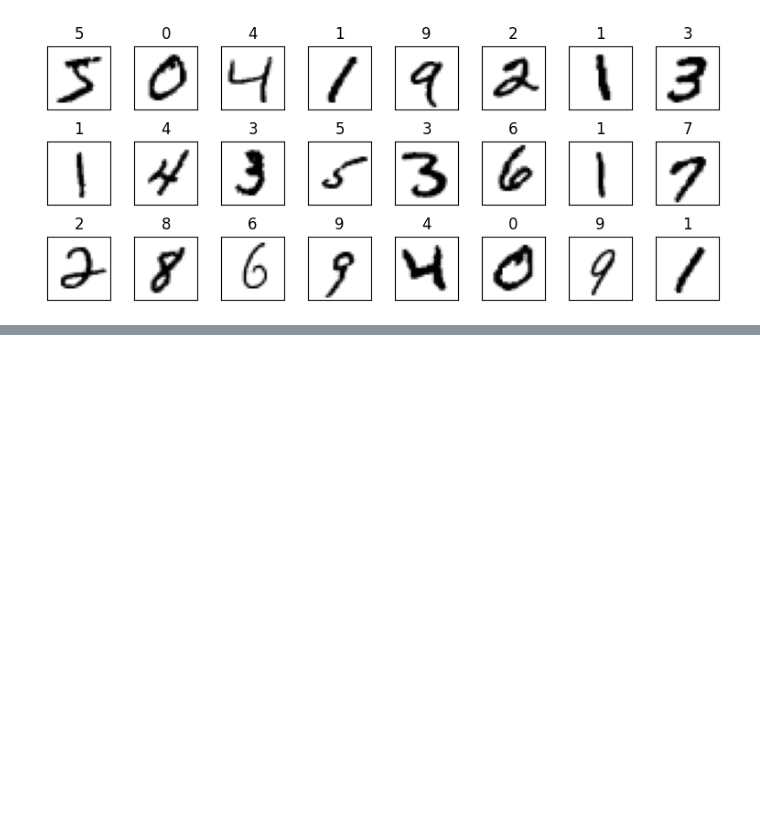
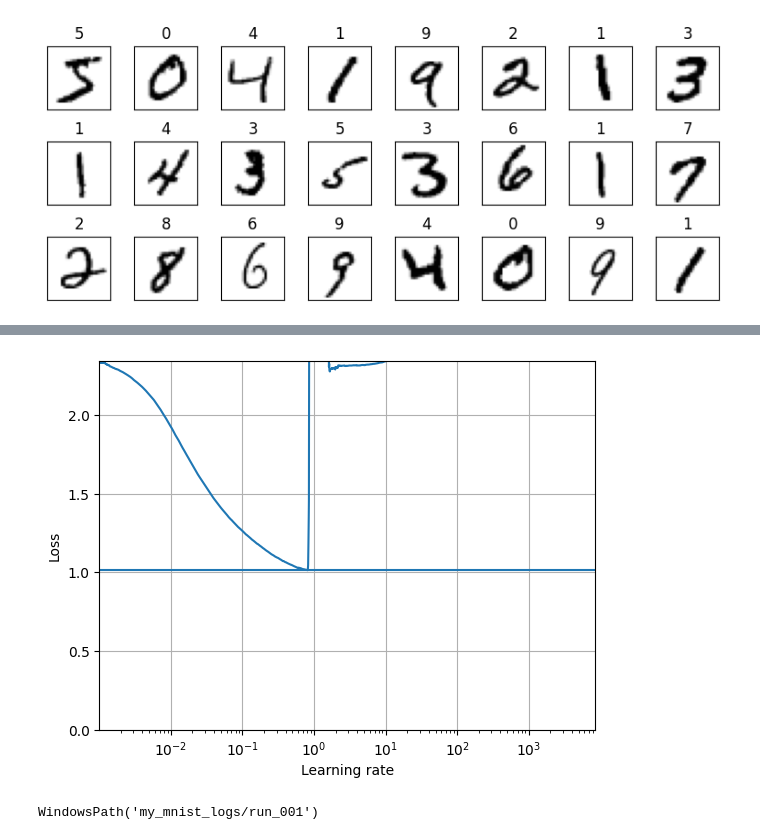
Before and after one commit to SzewczykSzy/Hands-On-Machine-Learning-tasks, a Jupyter notebook: 9. Introduction to Artificial Neural Networks/exercises.ipynb, the cells around one changed output, grey strips where cells are left out. Saved outputs shown, nothing was run; the diff lists cells and outputs as text; code cells hidden in the pictures; blank space fills up the shorter version.

```diff
--- a/9. Introduction to Artificial Neural Networks/exercises.ipynb
+++ b/9. Introduction to Artificial Neural Networks/exercises.ipynb
@@ -37,7 +37,7 @@ for n, (img, target) in enumerate(zip(X_train[:24], y_train[:24])):
 # %%
 K = tf.keras.backend
 
-class PrintValTrainRatioCallback(tf.keras.callbacks.Callback):
+class ExponentialLearningRate(tf.keras.callbacks.Callback):
     def __init__(self, factor):
         self.factor = factor
         self.rates = []
@@ -50,3 +50,17 @@ class PrintValTrainRatioCallback(tf.keras.callbacks.Callback):
 # %%
 tf.keras.backend.clear_session()
 tf.random.set_seed(42)
+# %%
+# norm_layer = tf.keras.layers.Normalization(input_shape=X_train.shape[1:])
+
+model = tf.keras.Sequential([
+    tf.keras.layers.Flatten(input_shape=[28, 28]),
+    tf.keras.layers.Dense(300, activation="relu"),
+    tf.keras.layers.Dense(100, activation="relu"),
+    tf.keras.layers.Dense(10, activation="softmax")])
+
+optimizer = tf.keras.optimizers.SGD(learning_rate=1e-3)
+
+model.compile(loss="sparse_categorical_crossentropy", optimizer=optimizer, metrics=["accuracy"])
+
+expon_lr = ExponentialLearningRate(factor=1.005)
@@ -52,0 +72,11 @@ tf.random.set_seed(42)
+# %%
+plt.plot(expon_lr.rates, expon_lr.losses)
+plt.gca().set_xscale('log')
+plt.hlines(min(expon_lr.losses), min(expon_lr.rates), max(expon_lr.rates))
+plt.axis([min(expon_lr.rates), max(expon_lr.rates), 0, expon_lr.losses[0]])
+plt.grid()
+plt.xlabel("Learning rate")
+plt.ylabel("Loss")
+plt.show()
+# %% [output]
+[figure, added]
@@ -52,0 +96,7 @@ tf.random.set_seed(42)
+# %%
+from pathlib import Path
+run_index = 1 # increment this at every run
+run_logdir = Path() / "my_mnist_logs" / "run_{:03d}".format(run_index)
+run_logdir
+# %% [output]
+WindowsPath('my_mnist_logs/run_001')
```
Also changed, not shown: parts of 6 cells of this notebook, 1 other file.
